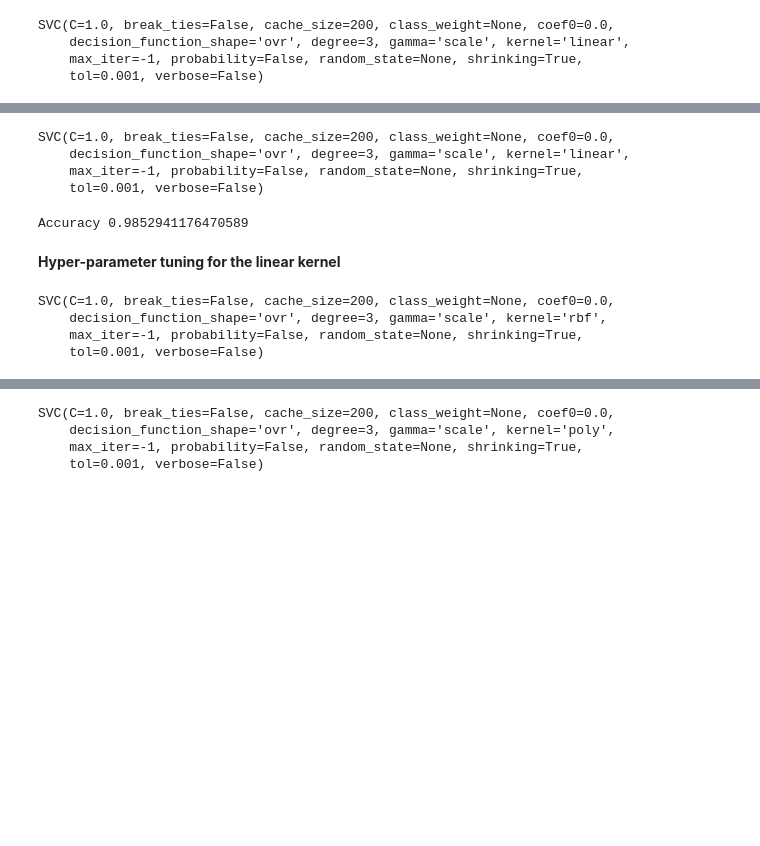
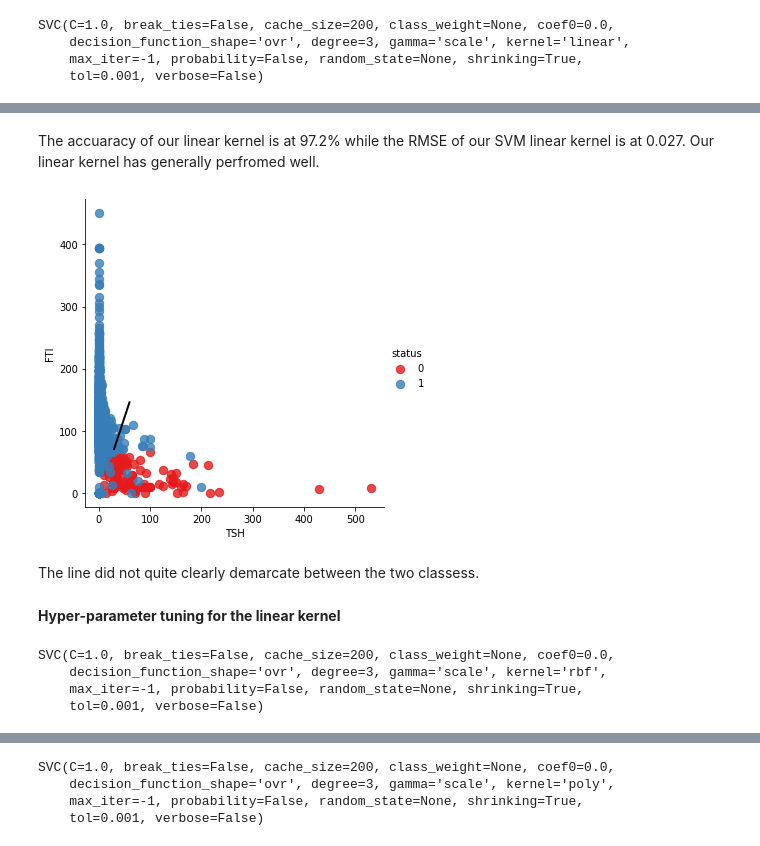
Before and after one commit to BrianChegeGichau/nairobihospital, a Jupyter notebook: Week8Core.ipynb, the cells around one changed output, grey strips where cells are left out. Saved outputs shown, nothing was run; the diff lists cells and outputs as text; code cells hidden in the pictures; blank space fills up the shorter version.

```diff
--- a/Week8Core.ipynb
+++ b/Week8Core.ipynb
@@ -1054,3 +1122,17 @@ Linear Kernel
+# %%
+X = df[['TSH','FTI']]
+y = df['status']
+
+# splitting the data into train and test sets
+# import train_test_split
+from sklearn.model_selection import train_test_split
+X_train, X_test, y_train, y_test = train_test_split(X, y, test_size = 0.3, random_state = 101)
+
+# normalizing our data
+from sklearn.preprocessing import StandardScaler
+sc = StandardScaler()
+X_train = sc.fit_transform(X_train)
+X_test = sc.transform(X_test)
 # %%
 #Fitting my data in a linear SVM model
 from sklearn.svm import SVC,LinearSVC
@@ -1087,10 +1157,0 @@ X_train,X_test,y_train,y_test = train_test_split(X,y,random_state=42,test_size=0
-# %%
-from sklearn.svm import SVC,LinearSVC
-
-model = SVC(kernel='linear')
-model.fit(X_train,y_train)
-# %% [output]
-SVC(C=1.0, break_ties=False, cache_size=200, class_weight=None, coef0=0.0,
-    decision_function_shape='ovr', degree=3, gamma='scale', kernel='linear',
-    max_iter=-1, probability=False, random_state=None, shrinking=True,
-    tol=0.001, verbose=False)
@@ -1100,15 +1158,30 @@ y_predict = model.predict(X_test)
-# %%
-from sklearn import metrics
-print('Accuracy', metrics.accuracy_score(y_test,y_predict))
-# %% [output]
-Accuracy 0.9852941176470589
+# %% [markdown]
+The accuaracy of our linear kernel is at 97.2% while the RMSE of our SVM linear kernel is at 0.027. Our linear kernel has generally perfromed well.
+# %%
+# Get the separating hyperplane
+w = model.coef_[0] #get the first coefficient of our model
+a = -w[0] / w[1]
+# Get the x values of our hyperplane. We achieve this by creating a range numbers from the largest number of the butter vlaues and the smallest number of the butter values.
+xx = np.linspace(30, 60)
+yy = a * xx - (model.intercept_[0]) / w[1]
+import seaborn as sns
+import matplotlib.pyplot as plt
+
+# Plot the hyperplane
+sns.lmplot('TSH', 'FTI', data=df, hue='status', palette='Set1', fit_reg=False, scatter_kws={"s": 70})
+plt.plot(xx, yy, linewidth=2, color='black');
+# %% [output]
+[figure, added]
+# %% [markdown]
+The line did not quite clearly demarcate between the two classess.
 # %% [markdown]
 **Hyper-parameter tuning for the linear kernel**
-# %%
-SVC()
-# %% [output]
-SVC(C=1.0, break_ties=False, cache_size=200, class_weight=None, coef0=0.0,
-    decision_function_shape='ovr', degree=3, gamma='scale', kernel='rbf',
-    max_iter=-1, probability=False, random_state=None, shrinking=True,
-    tol=0.001, verbose=False)
+# %%
+#Checking the parameters to tune in the Support Vector Machine models.
+SVC()
+# %% [output]
+SVC(C=1.0, break_ties=False, cache_size=200, class_weight=None, coef0=0.0,
+    decision_function_shape='ovr', degree=3, gamma='scale', kernel='rbf',
+    max_iter=-1, probability=False, random_state=None, shrinking=True,
+    tol=0.001, verbose=False)
 # %%
```
Also changed, not shown: parts of 94 cells of this notebook.
